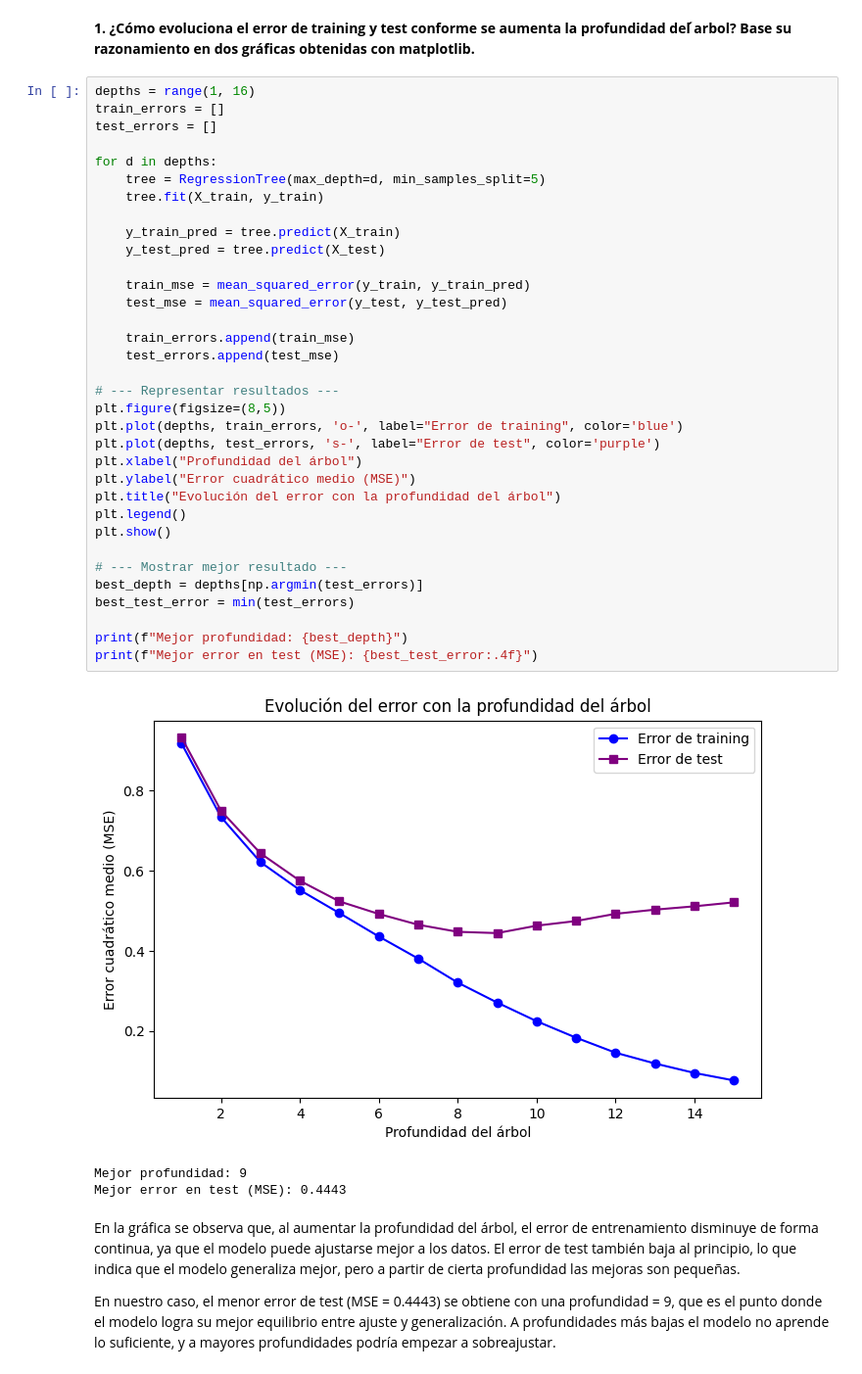
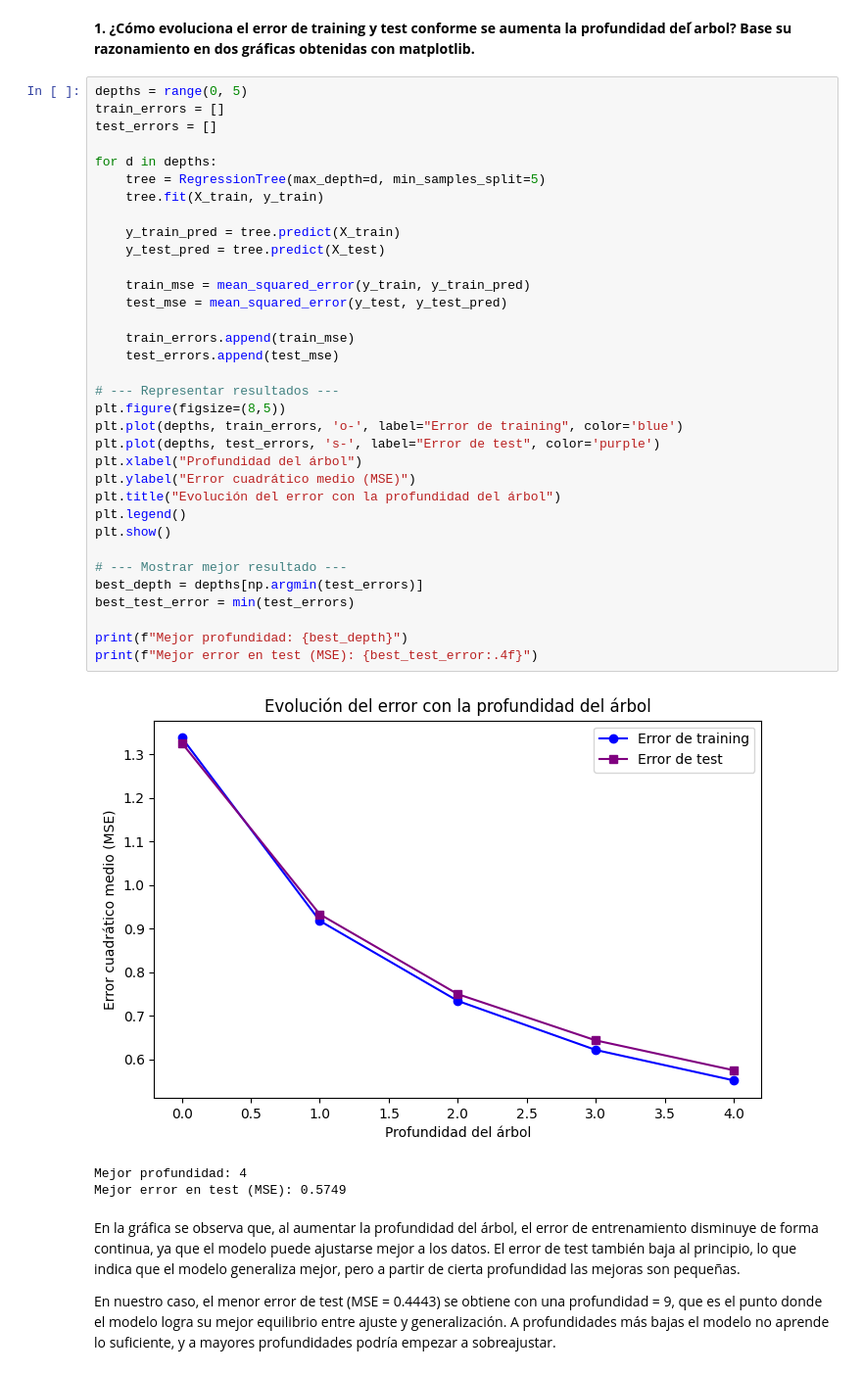
Before and after one commit to leirebernardez/P2-APAUT-II, a Jupyter notebook: soluciones_practica_2.ipynb, the cells around one changed output. Shown at 98% size. Cells and saved outputs as stored; diff of their text form.

```diff
--- a/soluciones_practica_2.ipynb
+++ b/soluciones_practica_2.ipynb
@@ -397,43 +398,43 @@ class RegressionTree:
 # %% [markdown]
 **1. ¿Cómo evoluciona el error de training y test conforme se aumenta la profundidad del  ́arbol? Base su razonamiento en dos gráficas obtenidas con matplotlib.**
 # %%
-depths = range(1, 16)
+depths = range(0, 5)
 train_errors = []
 test_errors = []
 
 for d in depths:
     tree = RegressionTree(max_depth=d, min_samples_split=5)
     tree.fit(X_train, y_train)
 
     y_train_pred = tree.predict(X_train)
     y_test_pred = tree.predict(X_test)
 
     train_mse = mean_squared_error(y_train, y_train_pred)
     test_mse = mean_squared_error(y_test, y_test_pred)
 
     train_errors.append(train_mse)
     test_errors.append(test_mse)
 
 # --- Representar resultados ---
 plt.figure(figsize=(8,5))
 plt.plot(depths, train_errors, 'o-', label="Error de training", color='blue')
 plt.plot(depths, test_errors, 's-', label="Error de test", color='purple')
 plt.xlabel("Profundidad del árbol")
 plt.ylabel("Error cuadrático medio (MSE)")
 plt.title("Evolución del error con la profundidad del árbol")
 plt.legend()
 plt.show()
 
 # --- Mostrar mejor resultado ---
 best_depth = depths[np.argmin(test_errors)]
 best_test_error = min(test_errors)
 
 print(f"Mejor profundidad: {best_depth}")
 print(f"Mejor error en test (MSE): {best_test_error:.4f}")
 # %% [output]
-[figure, old version]
+[figure, new version]
-Mejor profundidad: 9
-Mejor error en test (MSE): 0.4443
+Mejor profundidad: 4
+Mejor error en test (MSE): 0.5749
 # %% [markdown]
 En la gráfica se observa que, al aumentar la profundidad del árbol, el error de entrenamiento disminuye de forma continua, ya que el modelo puede ajustarse mejor a los datos.
 El error de test también baja al principio, lo que indica que el modelo generaliza mejor, pero a partir de cierta profundidad las mejoras son pequeñas.
```
Also changed, not shown: parts of 8 cells of this notebook.
